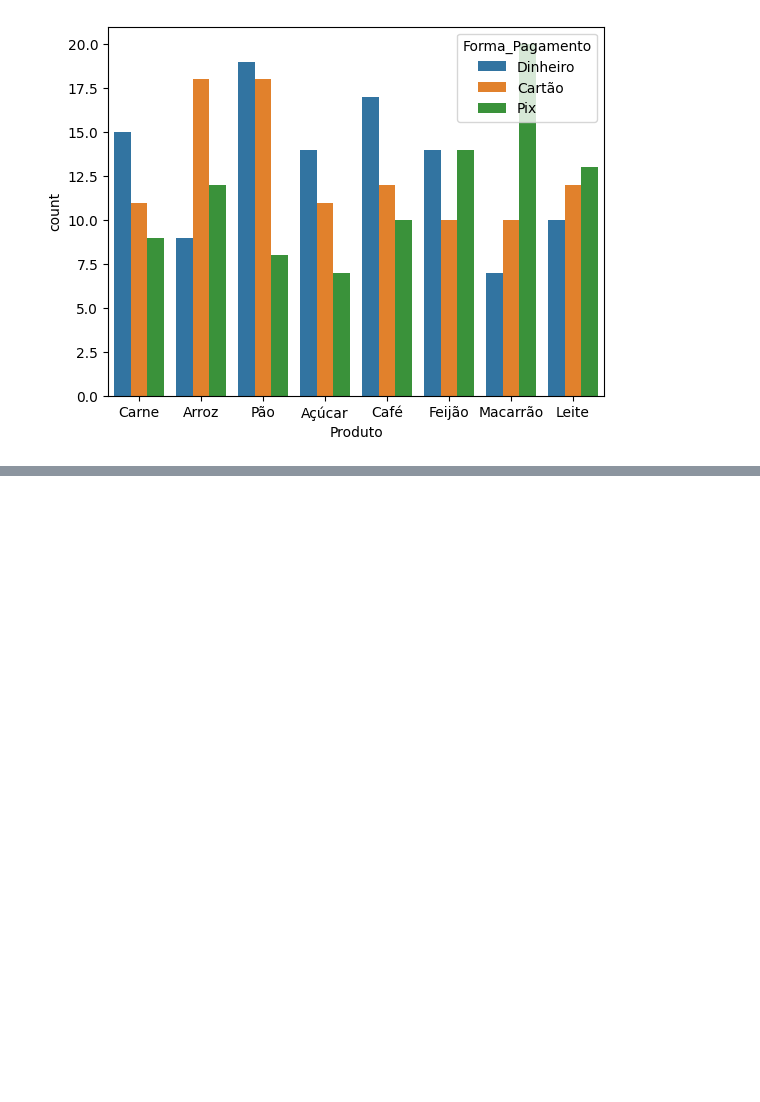
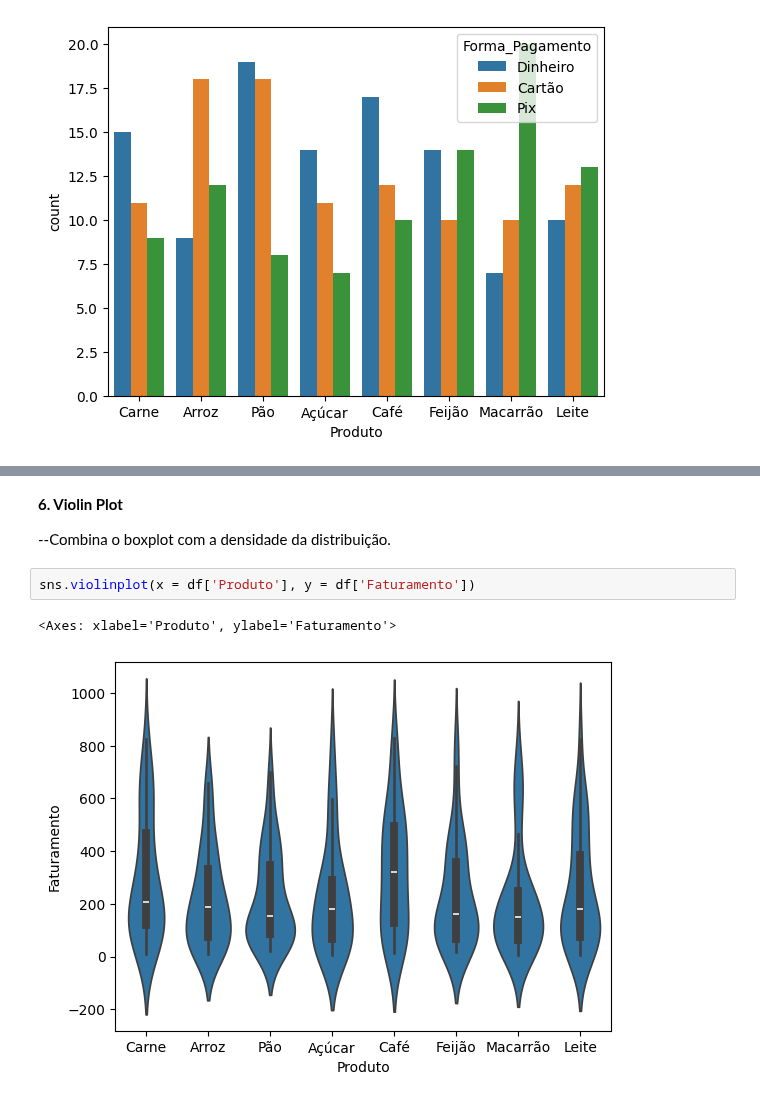
Before and after one commit to EduardaSantosDiniz/Atividade1-Java, a Jupyter notebook: PraticandoPythoni.ipynb, the cells around one changed output, grey strips where cells are left out. Cells and saved outputs as stored; diff of their text form; blank space fills up the shorter version.

```diff
--- a/PraticandoPythoni.ipynb
+++ b/PraticandoPythoni.ipynb
@@ -226,0 +256,9 @@ sns.countplot(x= df['Produto'], hue= df['Forma_Pagamento'])
+# %% [markdown]
+**6. Violin Plot**
+
+--Combina o boxplot com a densidade da distribuição.
+# %%
+sns.violinplot(x = df['Produto'], y = df['Faturamento'])
+# %% [output]
+<Axes: xlabel='Produto', ylabel='Faturamento'>
+[figure, added]
```
Also changed, not shown: parts of 15 cells of this notebook.
